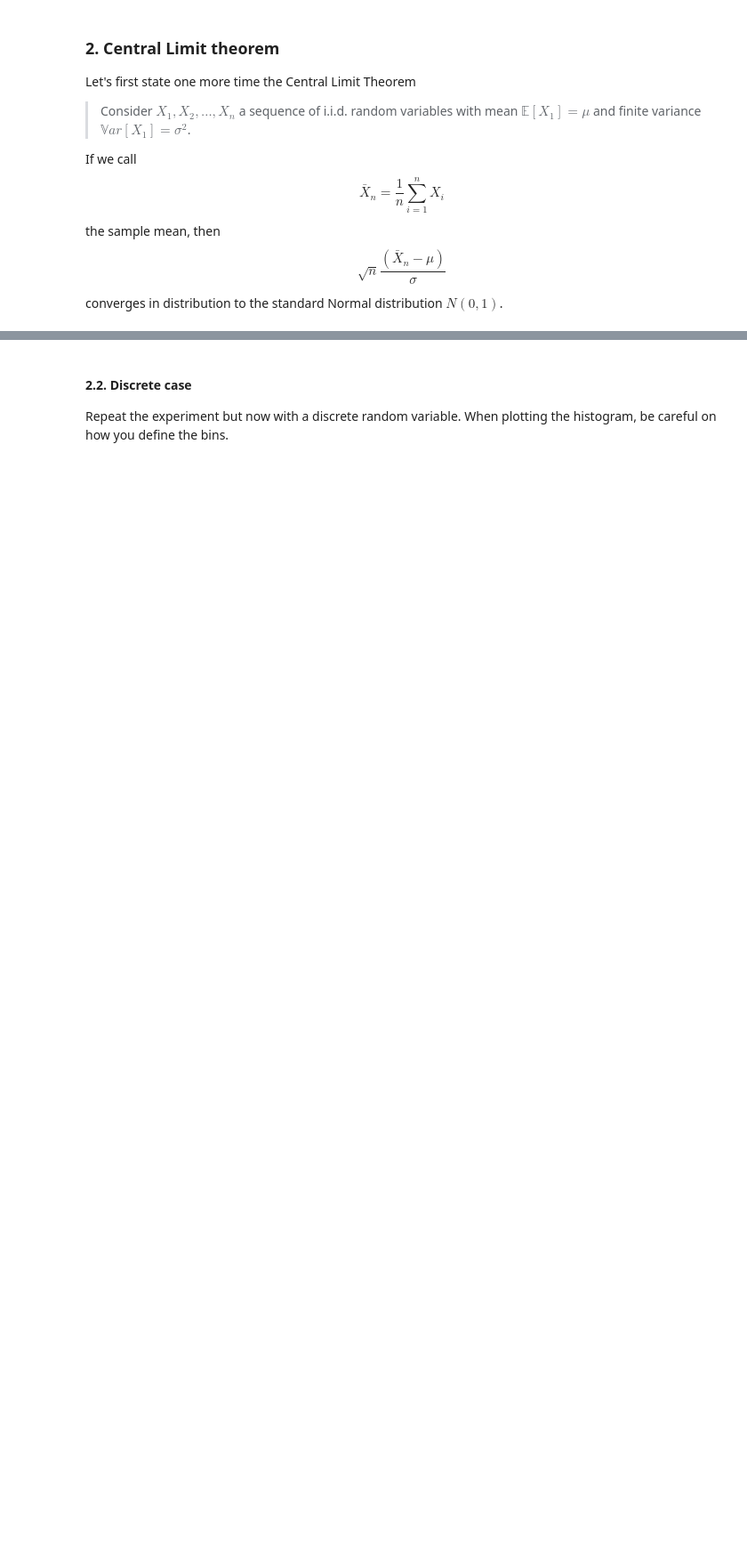
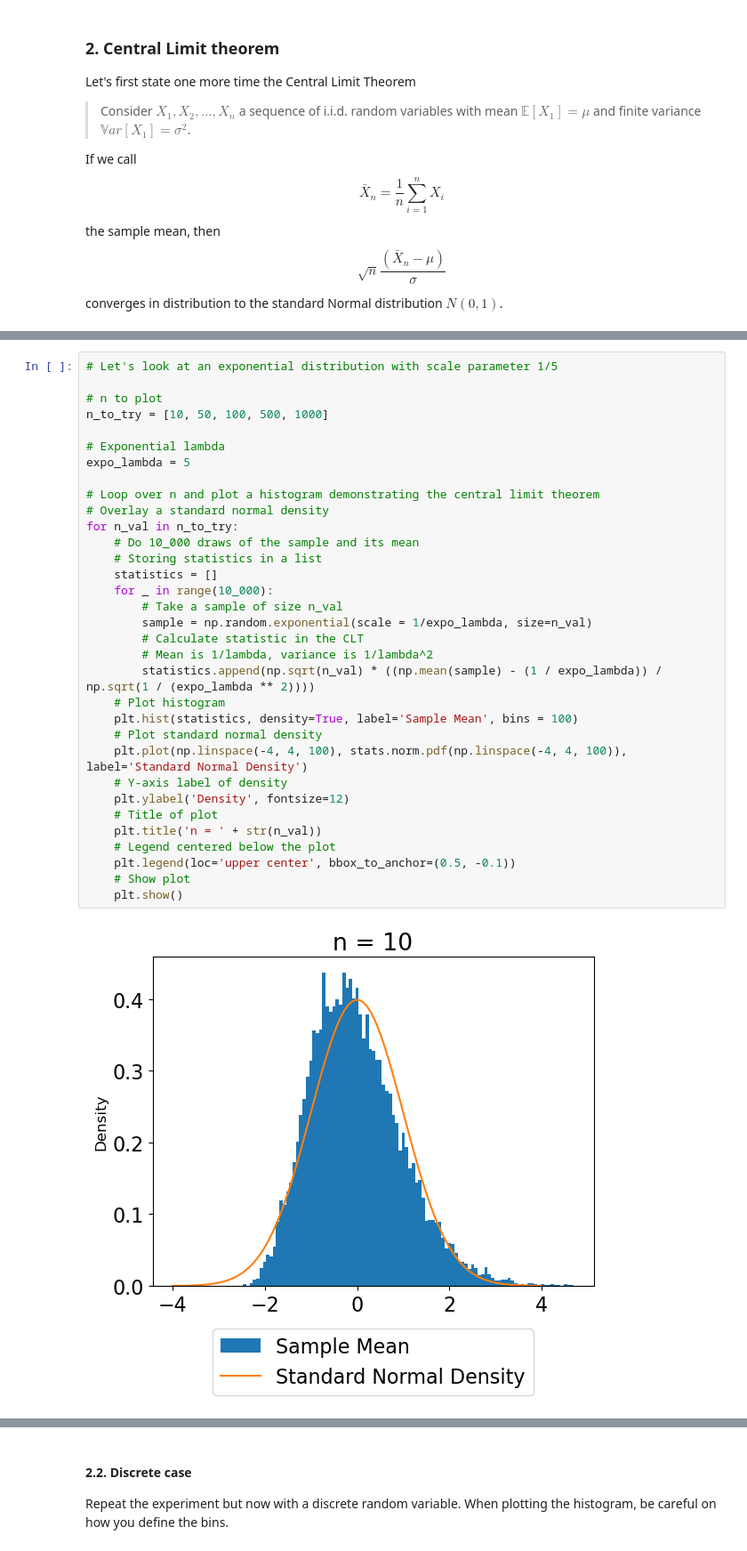
Before and after one commit to UCB-stat-201a-fall23/project02-ijyliu, a Jupyter notebook: Project02-Concentration.ipynb, the cells around one changed output, grey strips where cells are left out. Shown: that part at 89% size. Cells and saved outputs as stored; diff of their text form; blank space fills up the shorter version.

Commit message:
update distributions

```diff
--- a/Project02-Concentration.ipynb
+++ b/Project02-Concentration.ipynb
@@ -320,0 +247,35 @@ for n_val in n_to_try:
+# %%
+# Let's look at an exponential distribution with scale parameter 1/5
+
+# n to plot
+n_to_try = [10, 50, 100, 500, 1000]
+
+# Exponential lambda
+expo_lambda = 5
+
+# Loop over n and plot a histogram demonstrating the central limit theorem
+# Overlay a standard normal density
+for n_val in n_to_try:
+    # Do 10_000 draws of the sample and its mean
+    # Storing statistics in a list
+    statistics = []
+    for _ in range(10_000):
+        # Take a sample of size n_val
+        sample = np.random.exponential(scale = 1/expo_lambda, size=n_val)
+        # Calculate statistic in the CLT
+        # Mean is 1/lambda, variance is 1/lambda^2
+        statistics.append(np.sqrt(n_val) * ((np.mean(sample) - (1 / expo_lambda)) / np.sqrt(1 / (expo_lambda ** 2))))
+    # Plot histogram
+    plt.hist(statistics, density=True, label='Sample Mean', bins = 100)
+    # Plot standard normal density
+    plt.plot(np.linspace(-4, 4, 100), stats.norm.pdf(np.linspace(-4, 4, 100)), label='Standard Normal Density')
+    # Y-axis label of density
+    plt.ylabel('Density', fontsize=12)
+    # Title of plot
+    plt.title('n = ' + str(n_val))
+    # Legend centered below the plot
+    plt.legend(loc='upper center', bbox_to_anchor=(0.5, -0.1))
+    # Show plot
+    plt.show()
+# %% [output]
+[figure, added]
```
Also changed, not shown: parts of 8 cells of this notebook.
